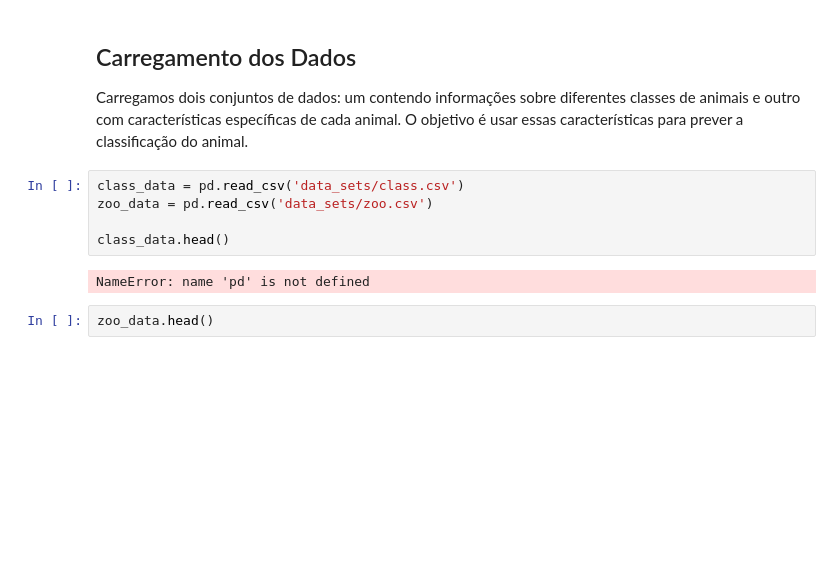
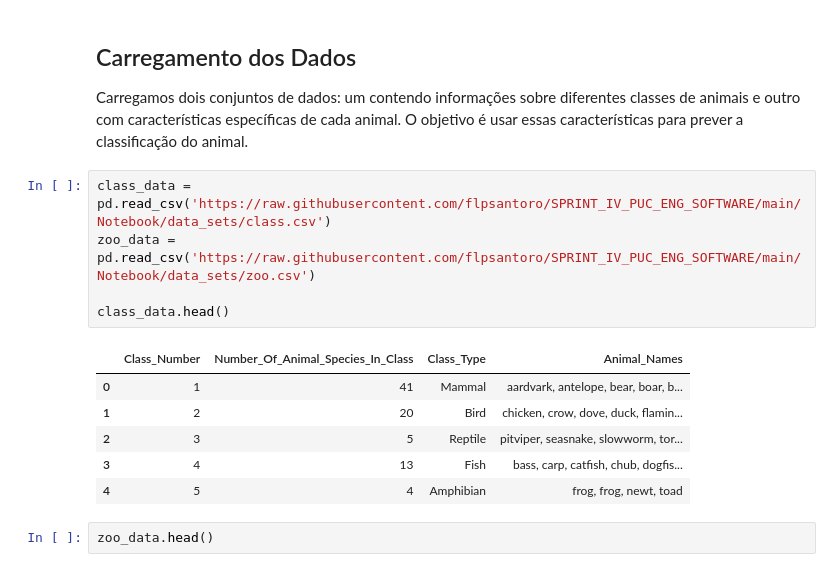
Before and after one commit to flpsantoro/SPRINT_IV_PUC_ENG_SOFTWARE, a Jupyter notebook: Notebook/SPRINT_IV.ipynb, the cells around one changed output. Drawn from its saved outputs; the diff is of its cells as text; blank space fills up the shorter version.

```diff
--- a/Notebook/SPRINT_IV.ipynb
+++ b/Notebook/SPRINT_IV.ipynb
@@ -25,12 +27,17 @@ import seaborn as sns
 
 Carregamos dois conjuntos de dados: um contendo informações sobre diferentes classes de animais e outro com características específicas de cada animal. O objetivo é usar essas características para prever a classificação do animal.
 # %%
-class_data = pd.read_csv('data_sets/class.csv')
-zoo_data = pd.read_csv('data_sets/zoo.csv')
+class_data = pd.read_csv('https://raw.githubusercontent.com/flpsantoro/SPRINT_IV_PUC_ENG_SOFTWARE/main/Notebook/data_sets/class.csv')
+zoo_data = pd.read_csv('https://raw.githubusercontent.com/flpsantoro/SPRINT_IV_PUC_ENG_SOFTWARE/main/Notebook/data_sets/zoo.csv')
 
 class_data.head()
 # %% [output]
-NameError: name 'pd' is not defined
+|  | Class_Number | Number_Of_Animal_Species_In_Class | Class_Type | Animal_Names |
+| 0 | 1 | 41 | Mammal | aardvark, antelope, bear, boar, b... |
+| 1 | 2 | 20 | Bird | chicken, crow, dove, duck, flamin... |
+| 2 | 3 | 5 | Reptile | pitviper, seasnake, slowworm, tor... |
+| 3 | 4 | 13 | Fish | bass, carp, catfish, chub, dogfis... |
+| 4 | 5 | 4 | Amphibian | frog, frog, newt, toad |
 # %%
 zoo_data.head()
 # %% [output]
```
Also changed, not shown: parts of 1 cell of this notebook.
